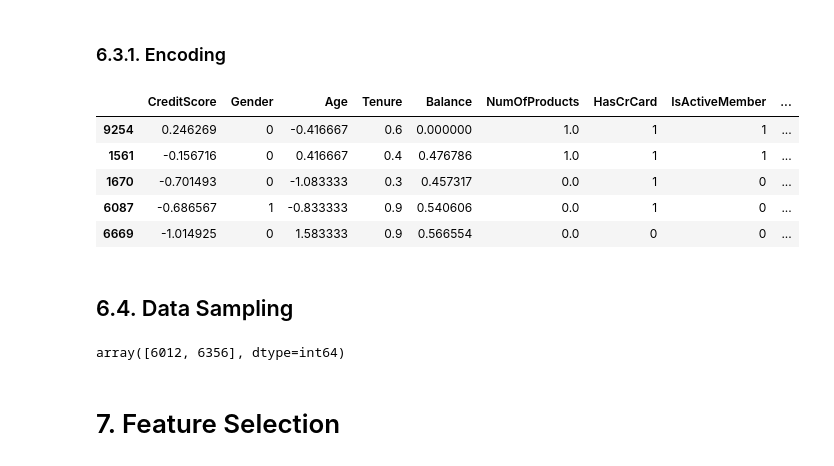
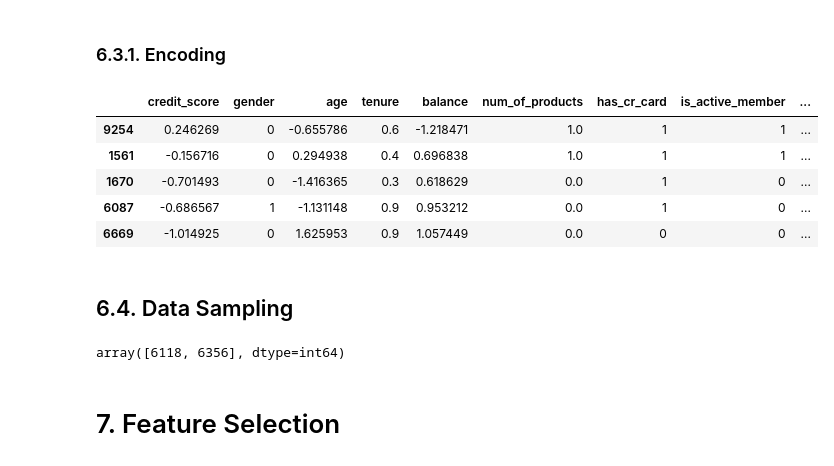
Before and after one commit to Gutscs/Client-Churn-Prediction, a Jupyter notebook: notebooks/churn_pred_cycle-2.ipynb, the cells around one changed output. Drawn from its saved outputs; the diff is of its cells as text; code cells hidden in the pictures.

```diff
--- a/notebooks/churn_pred_cycle-2.ipynb
+++ b/notebooks/churn_pred_cycle-2.ipynb
@@ -465,10 +531,16 @@ df6 = df5.copy()
 # %% [markdown]
 ## 6.1. Split Dataset
 # %%
-X = df6.drop( columns=['CustomerId', 'Surname', 'Exited'] )
-y = df6['Exited']
+X = df6.drop( columns=['customer_id', 'surname', 'exited'] )
+y = df6['exited']
 
 X_train, X_test, y_train, y_test = train_test_split( X, y, random_state=42, test_size=0.2  )
+# %%
+ss_balance = StandardScaler()
+ss_age = StandardScaler()
+
+X_train['balance'] = ss_balance.fit_transform( X_train[['balance']].values )
+X_train['age'] = ss_age.fit_transform( X_train[['age']].values )
 # %% [markdown]
 ## 6.2. Rescaling
 # %%
@@ -489,9 +561,9 @@ ms_tenure = MinMaxScaler()
 ms_balance = MinMaxScaler()
 ms_estSalary = MinMaxScaler()
 
-X_train['Tenure'] = ms_tenure.fit_transform( X_train[['Tenure']].values )
-X_train['Balance'] = ms_balance.fit_transform( X_train[['Balance']].values )
-X_train['EstimatedSalary'] = ms_estSalary.fit_transform( X_train[['EstimatedSalary']].values )
+X_train['tenure'] = ms_tenure.fit_transform( X_train[['tenure']].values )
+#X_train['balance'] = ms_balance.fit_transform( X_train[['balance']].values )
+X_train['estimated_salary'] = ms_estSalary.fit_transform( X_train[['estimated_salary']].values )
 
 
 # RobustScaler
@@ -499,8 +571,8 @@ rs_age = RobustScaler()
 rs_creditScore = RobustScaler()
 rs_NumOfProducts = RobustScaler()
 
-X_train['Age'] = rs_age.fit_transform( X_train[['Age']].values )
-X_train['CreditScore'] = rs_creditScore.fit_transform( X_train[['CreditScore']].values )
-X_train['NumOfProducts'] = rs_NumOfProducts.fit_transform( X_train[['NumOfProducts']].values )
+#X_train['age'] = rs_age.fit_transform( X_train[['age']].values )
+X_train['credit_score'] = rs_creditScore.fit_transform( X_train[['credit_score']].values )
+X_train['num_of_products'] = rs_NumOfProducts.fit_transform( X_train[['num_of_products']].values )
 # %%
 # transform test data
@@ -516,18 +590,18 @@ X_test['NumOfProducts'] = rs_NumOfProducts.transform( X_test[['NumOfProducts']].
 ### 6.3.1. Encoding
 # %%
 # One Hot Encoding
-X_train = pd.get_dummies(X_train, prefix=['Geography'], columns=['Geography'] )
+X_train = pd.get_dummies(X_train, prefix=['geography'], columns=['geography'] )
 
 # Label Encoding
 Gender_dict = {'Male': 0, 'Female': 1}
-X_train['Gender'] = X_train['Gender'].map(Gender_dict)
+X_train['gender'] = X_train['gender'].map(Gender_dict)
 X_train.head()
 # %% [output]
-|  | CreditScore | Gender | Age | Tenure | Balance | NumOfProducts | HasCrCard | IsActiveMember | ... |
-| 9254 | 0.246269 | 0 | -0.416667 | 0.6 | 0.000000 | 1.0 | 1 | 1 | ... |
-| 1561 | -0.156716 | 0 | 0.416667 | 0.4 | 0.476786 | 1.0 | 1 | 1 | ... |
-| 1670 | -0.701493 | 0 | -1.083333 | 0.3 | 0.457317 | 0.0 | 1 | 0 | ... |
-| 6087 | -0.686567 | 1 | -0.833333 | 0.9 | 0.540606 | 0.0 | 1 | 0 | ... |
-| 6669 | -1.014925 | 0 | 1.583333 | 0.9 | 0.566554 | 0.0 | 0 | 0 | ... |
+|  | credit_score | gender | age | tenure | balance | num_of_products | has_cr_card | is_active_member | ... |
+| 9254 | 0.246269 | 0 | -0.655786 | 0.6 | -1.218471 | 1.0 | 1 | 1 | ... |
+| 1561 | -0.156716 | 0 | 0.294938 | 0.4 | 0.696838 | 1.0 | 1 | 1 | ... |
+| 1670 | -0.701493 | 0 | -1.416365 | 0.3 | 0.618629 | 0.0 | 1 | 0 | ... |
+| 6087 | -0.686567 | 1 | -1.131148 | 0.9 | 0.953212 | 0.0 | 1 | 0 | ... |
+| 6669 | -1.014925 | 0 | 1.625953 | 0.9 | 1.057449 | 0.0 | 0 | 0 | ... |
 # %%
 # transform test data
@@ -542,7 +616,7 @@ X_train, y_train = sample_method.fit_sample(X_train, y_train)
 # %%
-np.bincount(y_train)
+np.bincount(y_train_bal)
 # %% [output]
-array([6012, 6356], dtype=int64)
+array([6118, 6356], dtype=int64)
 # %% [markdown]
 # 7. Feature Selection
 # %%
```
Also changed, not shown: parts of 33 cells of this notebook.
